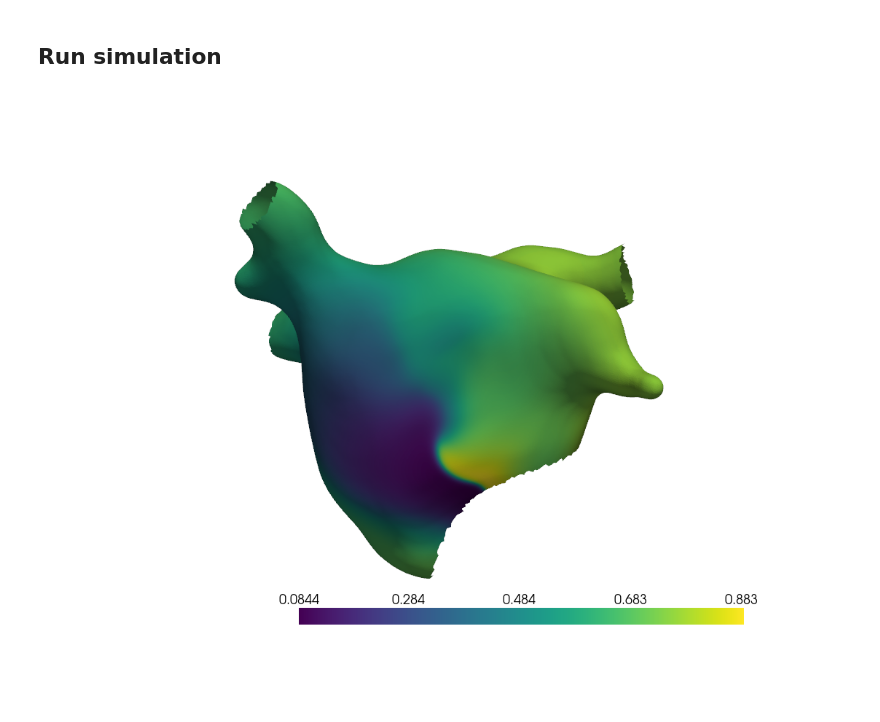
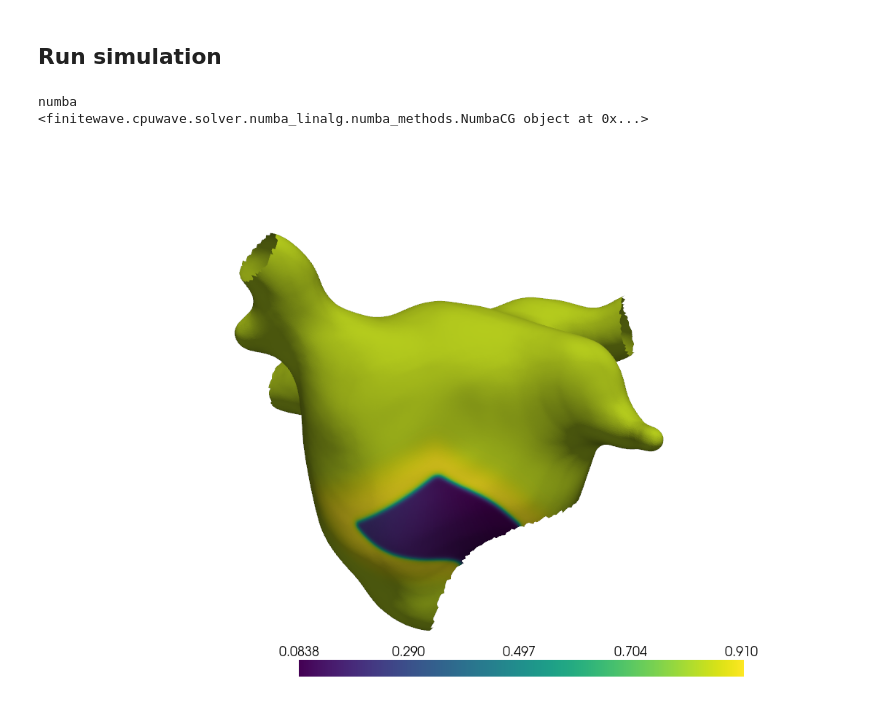
Before and after one commit to finitewave/Finitewave, a Jupyter notebook: Tutorials/SpiralWaveFromPhaseMap.ipynb, the cells around one changed output. Saved outputs shown, nothing was run; the diff lists cells and outputs as text; code cells hidden in the pictures; blank space fills up the shorter version.

```diff
--- a/Tutorials/SpiralWaveFromPhaseMap.ipynb
+++ b/Tutorials/SpiralWaveFromPhaseMap.ipynb
@@ -273,26 +273,28 @@ plt.show()
 # %%
 tissue = fw.CardiacTissueElements(coords, elems, "Triangle")
 
 model = fw.BuenoOrovio()
 model.set_parameters(model_parameters)
 model.prepacing(stim_prepacing)
 
 # create model object and set up parameters:
-simulation = fw.CardiacSimulation()
+simulation = fw.CardiacSimulation(backend="numba")
 simulation.dt = 0.01
-simulation.t_max = 300
+simulation.t_max = 10
 simulation.cardiac_model = model
 simulation.cardiac_tissue = tissue
 
 simulation.initialize()
 simulation.cardiac_model.set_variables(state_vars)
 # run the model:
 simulation.run(initialize=False)
 
 # show the potential map at the end of calculations:
 pl = pv.Plotter()
 pl.add_mesh(mesh, scalars=model.u, show_edges=False)
 pl.camera_position = camera_position
 pl.show()
 # %% [output]
+numba
+<finitewave.cpuwave.solver.numba_linalg.numba_methods.NumbaCG object at 0x...>
-[figure, old version]
+[figure, new version]
```
Also changed, not shown: parts of 3 cells of this notebook, 10 other files.
